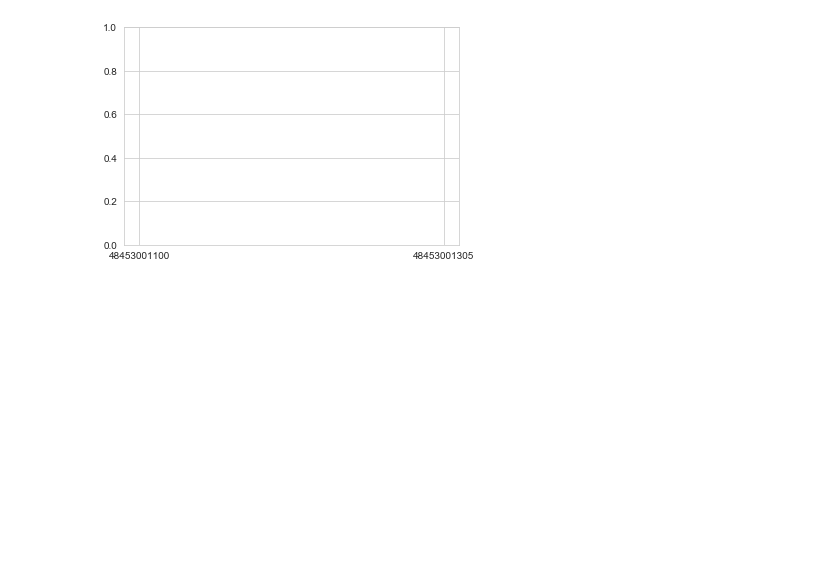
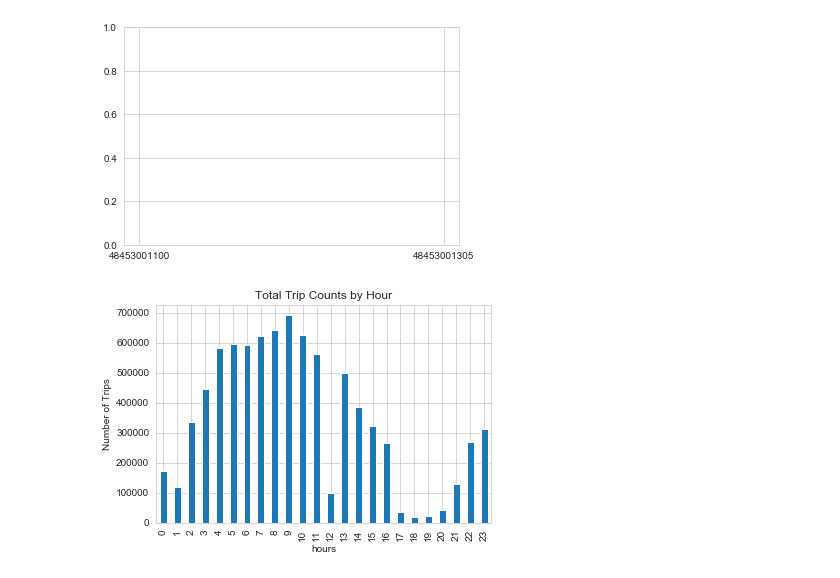
Before and after one commit to sheetalbongale/Scooters-In-Austin-Data-Analysis, a Jupyter notebook: Sheetal/Shared_Mobility_Sheetal.ipynb, the cells around one changed output. Saved outputs shown, nothing was run; the diff lists cells and outputs as text; code cells hidden in the pictures; blank space fills up the shorter version.

Commit message:
Plots trips per hour but something seems incorrect

```diff
--- a/Sheetal/Shared_Mobility_Sheetal.ipynb
+++ b/Sheetal/Shared_Mobility_Sheetal.ipynb
@@ -266,3 +266,13 @@ plt.show()
 # %% [output]
 TypeError: only size-1 arrays can be converted to Python scalars
 [figure]
+# %%
+hourly_total = pd.DataFrame(clean_results_df['Hour'].value_counts().sort_index())
+hours = ['0','1', '2', '3', '4', '5', '6','7','8','9','10','11','12','13','14','15','16','17','18', '19','20','21','22','23']
+hourly_total['hours'] = hours
+
+hourly_total.plot(kind='bar', x='hours', y='Hour', title='Total Trip Counts by Hour', legend=False)
+plt.ylabel('Number of Trips')
+plt.show()
+# %% [output]
+[figure, added]
```
Also changed, not shown: parts of 2 cells of this notebook, 1 other file.
